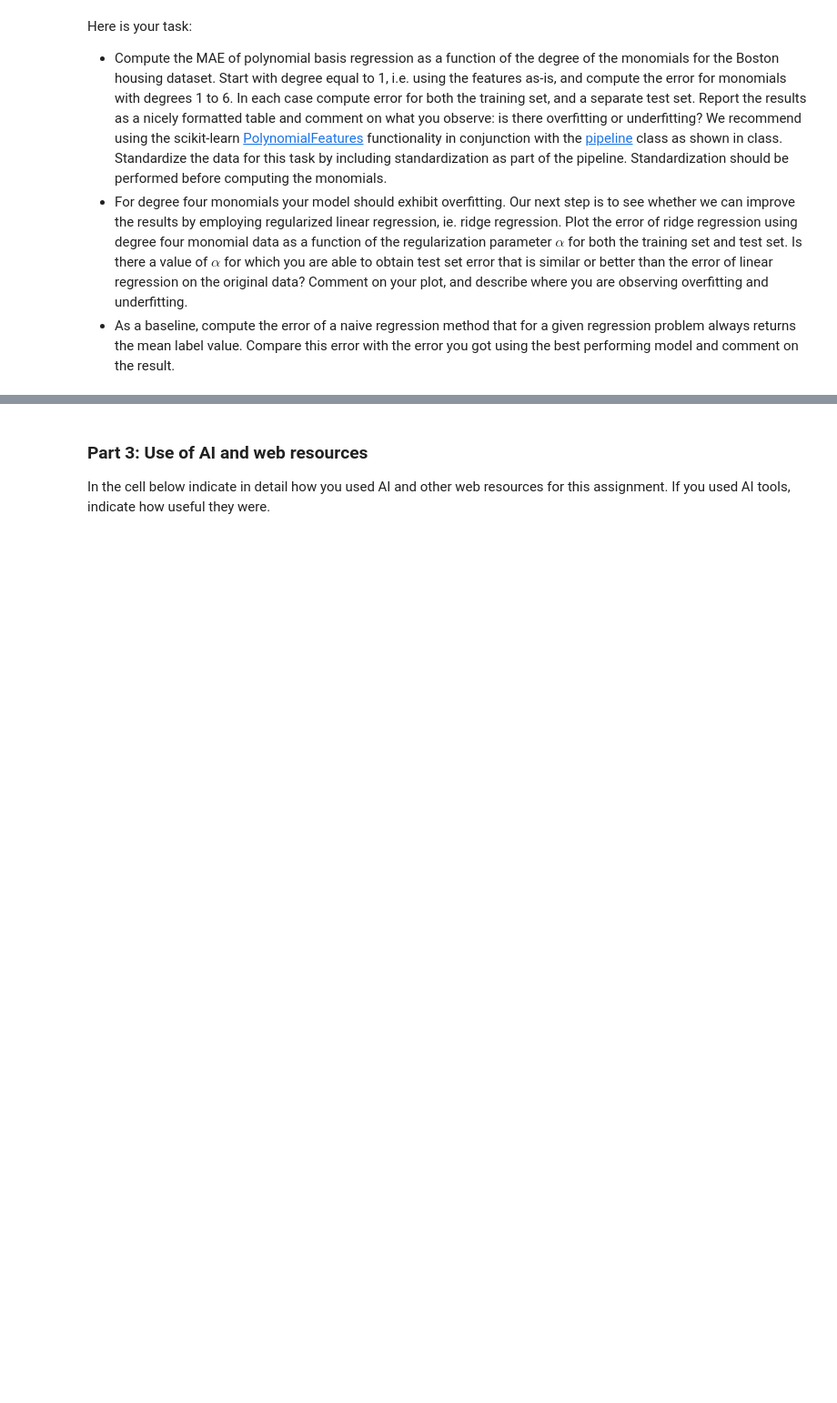
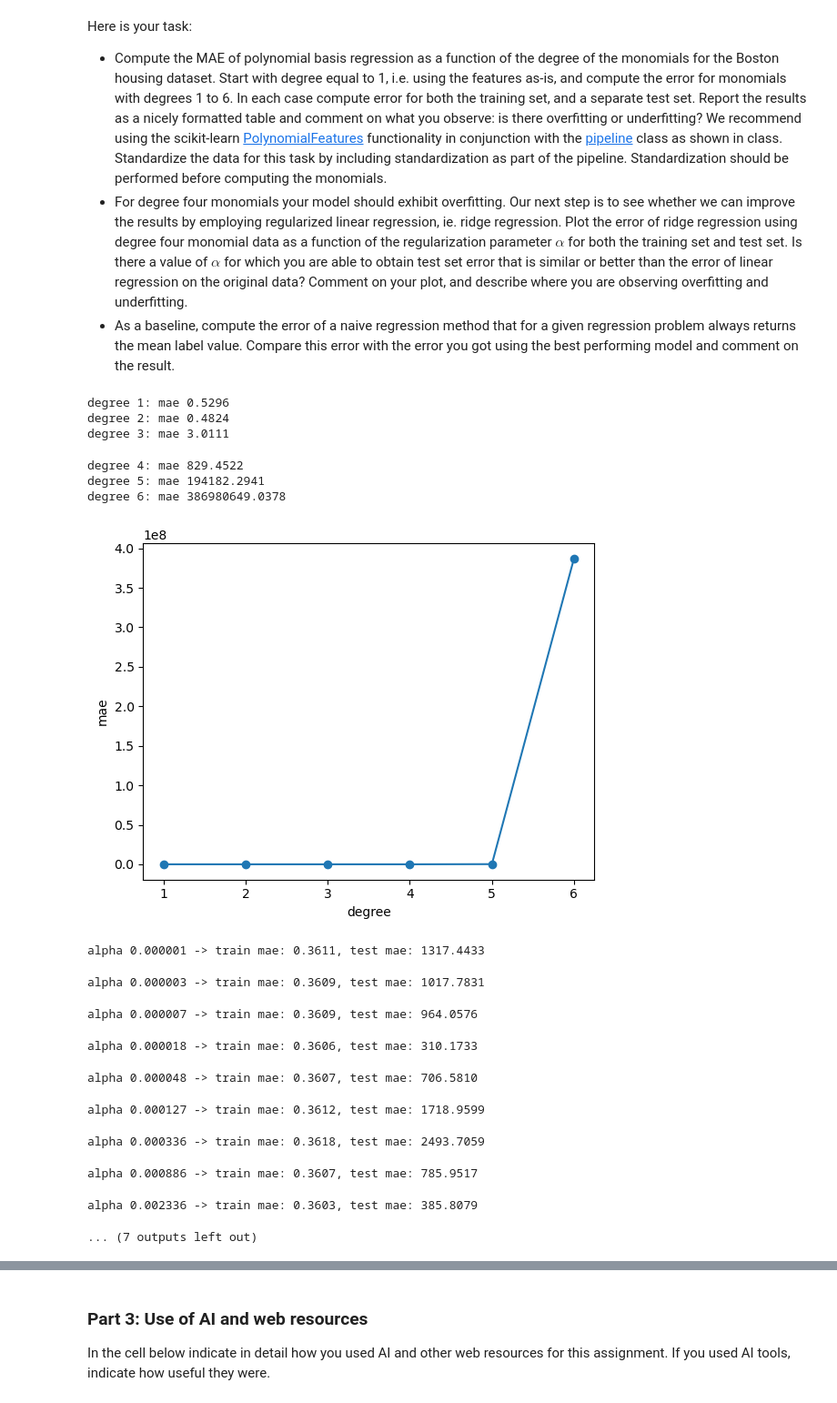
Before and after one commit to CHABITBlunk/cs345, a Jupyter notebook: homework/assignment4.ipynb, the cells around one changed output, grey strips where cells are left out. Shown: that part at 91% size. Drawn from its saved outputs; the diff is of its cells as text; code cells hidden in the pictures; blank space fills up the shorter version.

```diff
--- a/homework/assignment4.ipynb
+++ b/homework/assignment4.ipynb
@@ -194,32 +193,92 @@ Here is your task:
 * For degree four monomials your model should exhibit overfitting.  Our next step is to see whether we can improve the results by employing regularized linear regression, ie. ridge regression.  Plot the error of ridge regression using degree four monomial data as a function of the regularization parameter $\alpha$ for both the training set and test set.  Is there a value of $\alpha$ for which you are able to obtain test set error that is similar or better than the error of linear regression on the original data?  Comment on your plot, and describe where you are observing overfitting and underfitting.
 * As a baseline, compute the error of a naive regression method that for a given regression problem always returns the mean label value.  Compare this error with the error you got using the best performing model and comment on the result.
 # %%
-from sklearn.datasets import load_boston
 from sklearn.preprocessing import PolynomialFeatures, StandardScaler
 from sklearn.pipeline import Pipeline
 
-boston = load_boston()
-X, y = boston.data, boston.target
+X, y = data.data, data.target
 
 X_train, X_test, y_train, y_test = train_test_split(X, y, train_size=0.3, random_state=42)
 
 scaler = StandardScaler()
 X_train = scaler.fit_transform(X_train)
 X_test = scaler.fit_transform(X_test)
 
 degrees = range(1, 7)
 maes = []
 
 for d in degrees:
   model = Pipeline([
     ('scaler', StandardScaler()),
     ('poly', PolynomialFeatures(degree=d, include_bias=False)),
     ('ridge', Ridge(alpha=0.00001))
   ])
 
   model.fit(X_train, y_train)
   y_pred = model.predict(X_test)
 
   mae = mean_absolute_error(y_test, y_pred)
   maes.append(mae)
   print(f'degree {d}: mae {mae:.4f}')
+
+plt.plot(degrees, maes, marker='o', linestyle='-')
+plt.xlabel('degree')
+plt.ylabel('mae')
+plt.show()
+
+degree = 4
+alphas = np.logspace(-6, 2, 20)
+train_maes = []
+test_maes = []
+
+for alpha in alphas:
+  model = Pipeline([
+    ('scaler', StandardScaler()),
+    ('poly', PolynomialFeatures(degree=degree, include_bias=False)),
+    ('ridge', Ridge(alpha=alpha))
+  ])
+  model.fit(X_train, y_train)
+
+  y_train_pred = model.predict(X_train)
+  y_test_pred = model.predict(X_test)
+
+  train_mae = mean_absolute_error(y_train, y_train_pred)
+  test_mae = mean_absolute_error(y_test, y_test_pred)
+  train_maes.append(train_mae)
+  test_maes.append(test_mae)
+  print(f'alpha {alpha:.6f} -> train mae: {train_mae:.4f}, test mae: {test_mae:.4f}')
+
+plt.figure(figsize=(8, 5))
+plt.plot(alphas, train_maes, marker='o', linestyle='-', label='train mae')
+plt.plot(alphas, test_maes, marker='s', linestyle='--', label='test mae')
+plt.xscale('log')
+plt.xlabel('alpha (log scale)')
+plt.ylabel('mae')
+plt.show()
+
+y_naive_pred = np.full_like(y_test, y_train.mean())
+mae_naive = mean_absolute_error(y_test, y_pred)
+best_ridge_mae = min(test_maes)
+print(f'naive regression mae: {mae_naive:.4f}')
+print(f'best ridge regression mae: {best_ridge_mae:.4f} at index {test_maes.index(best_ridge_mae)}')
+
+improvement = mae_naive - best_ridge_mae
+print(f'mae improvement from ridge regression: {improvement:.4f}')
+# %% [output]
+degree 1: mae 0.5296
+degree 2: mae 0.4824
+degree 3: mae 3.0111
+degree 4: mae 829.4522
+degree 5: mae 194182.2941
+degree 6: mae 386980649.0378
+[figure, added]
+alpha 0.000001 -> train mae: 0.3611, test mae: 1317.4433
+alpha 0.000003 -> train mae: 0.3609, test mae: 1017.7831
+alpha 0.000007 -> train mae: 0.3609, test mae: 964.0576
+alpha 0.000018 -> train mae: 0.3606, test mae: 310.1733
+alpha 0.000048 -> train mae: 0.3607, test mae: 706.5810
+alpha 0.000127 -> train mae: 0.3612, test mae: 1718.9599
+alpha 0.000336 -> train mae: 0.3618, test mae: 2493.7059
+alpha 0.000886 -> train mae: 0.3607, test mae: 785.9517
+alpha 0.002336 -> train mae: 0.3603, test mae: 385.8079
+... (7 outputs left out)
```
Also changed, not shown: parts of 2 cells of this notebook.
